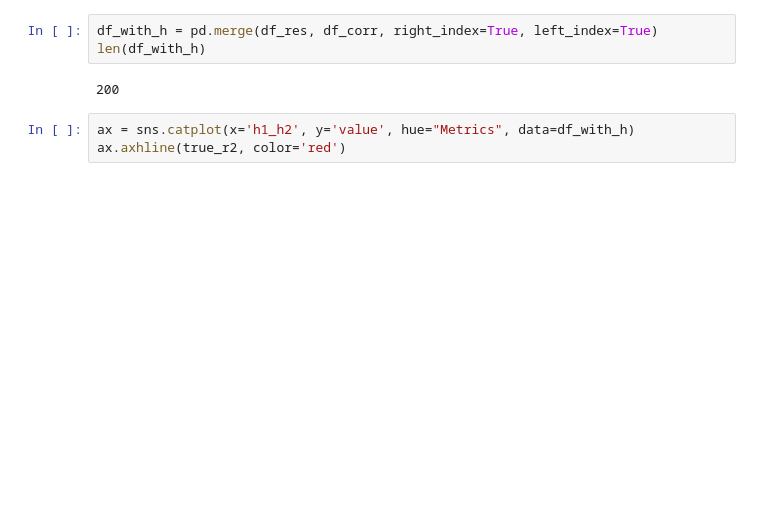
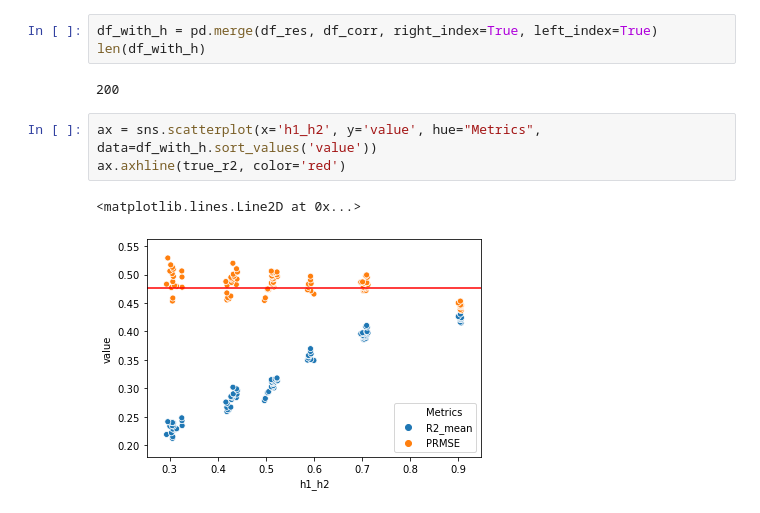
Before and after one commit to EducationalTestingService/prmse-simulations, a Jupyter notebook: notebooks/exp_1A2H.ipynb, the cells around one changed output. Drawn from its saved outputs; the diff is of its cells as text; blank space fills up the shorter version.

```diff
--- a/notebooks/exp_1A2H.ipynb
+++ b/notebooks/exp_1A2H.ipynb
@@ -115,5 +114,8 @@ len(df_with_h)
 # %% [output]
 200
 # %%
-ax = sns.catplot(x='h1_h2', y='value', hue="Metrics", data=df_with_h)
+ax = sns.scatterplot(x='h1_h2', y='value', hue="Metrics", data=df_with_h.sort_values('value'))
 ax.axhline(true_r2, color='red')
+# %% [output]
+<matplotlib.lines.Line2D at 0x...>
+[figure, added]
```
Also changed, not shown: parts of 13 cells of this notebook, 4 other files.
